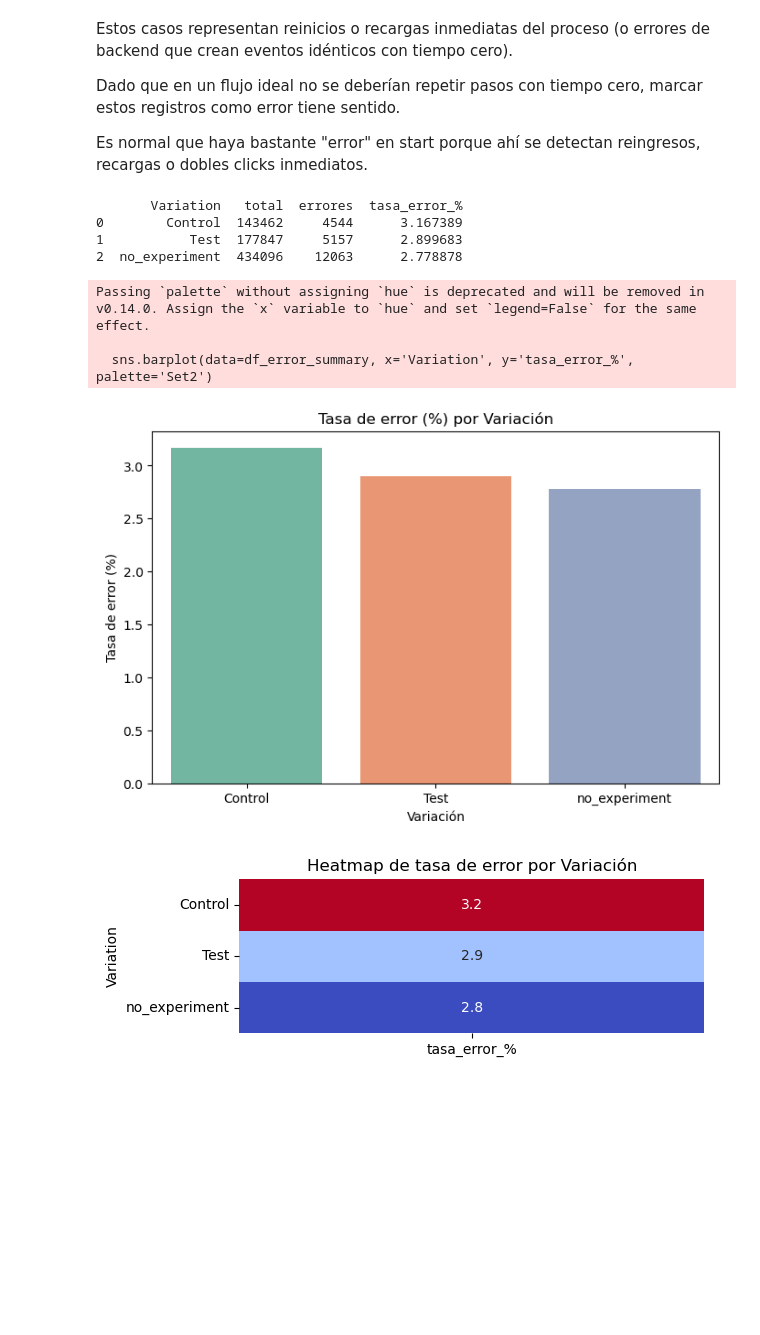
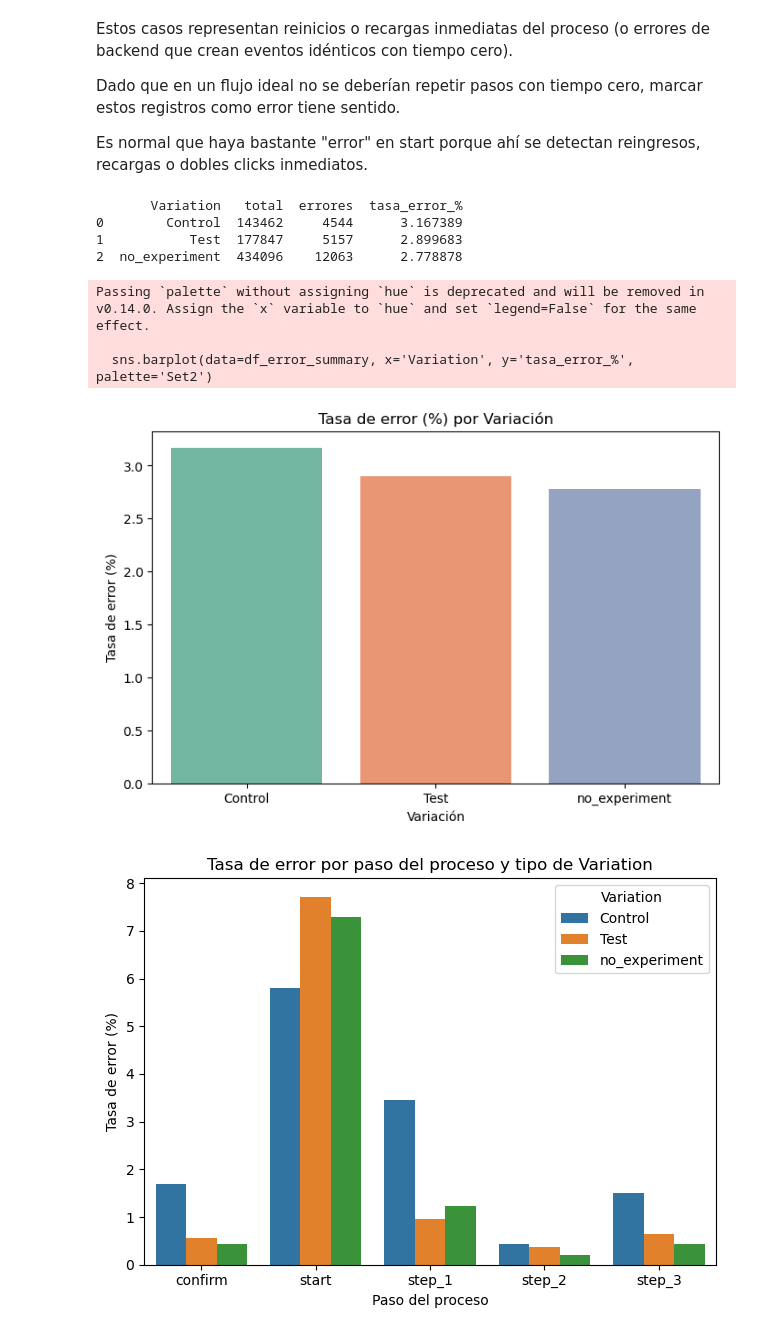
Before and after one commit to JimenezRoDA/vanguard-ab-test, a Jupyter notebook: vanguard-ab-test.ipynb, the cells around one changed output. Saved outputs shown, nothing was run; the diff lists cells and outputs as text; code cells hidden in the pictures; blank space fills up the shorter version.

```diff
--- a/vanguard-ab-test.ipynb
+++ b/vanguard-ab-test.ipynb
@@ -798,12 +798,6 @@ plt.title('Tasa de error (%) por Variación')
 plt.ylabel('Tasa de error (%)')
 plt.xlabel('Variación')
 plt.show()
-
-# Heatmap (matriz simple con 1 fila, para visualizar tasa de error)
-plt.figure(figsize=(6,2))
-sns.heatmap(df_error_summary.set_index('Variation')[['tasa_error_%']], annot=True, cmap='coolwarm', cbar=False)
-plt.title('Heatmap de tasa de error por Variación')
-plt.show()
 # %% [output]
        Variation   total  errores  tasa_error_%
 0        Control  143462     4544      3.167389
@@ -813,4 +807,14 @@ Passing `palette` without assigning `hue` is deprecated and will be removed in v
 
   sns.barplot(data=df_error_summary, x='Variation', y='tasa_error_%', palette='Set2')
 [figure]
-[figure, removed]
+# %%
+sns.barplot(data=df_tasa_error_variation, x='process_step', y='tasa_error_%', hue='Variation')
+
+plt.title('Tasa de error por paso del proceso y tipo de Variation')
+plt.ylabel('Tasa de error (%)')
+plt.xlabel('Paso del proceso')
+plt.legend(title='Variation')
+plt.tight_layout()
+plt.show()
+# %% [output]
+[figure, added]
```
Also changed, not shown: parts of 8 cells of this notebook, 2 other files.
